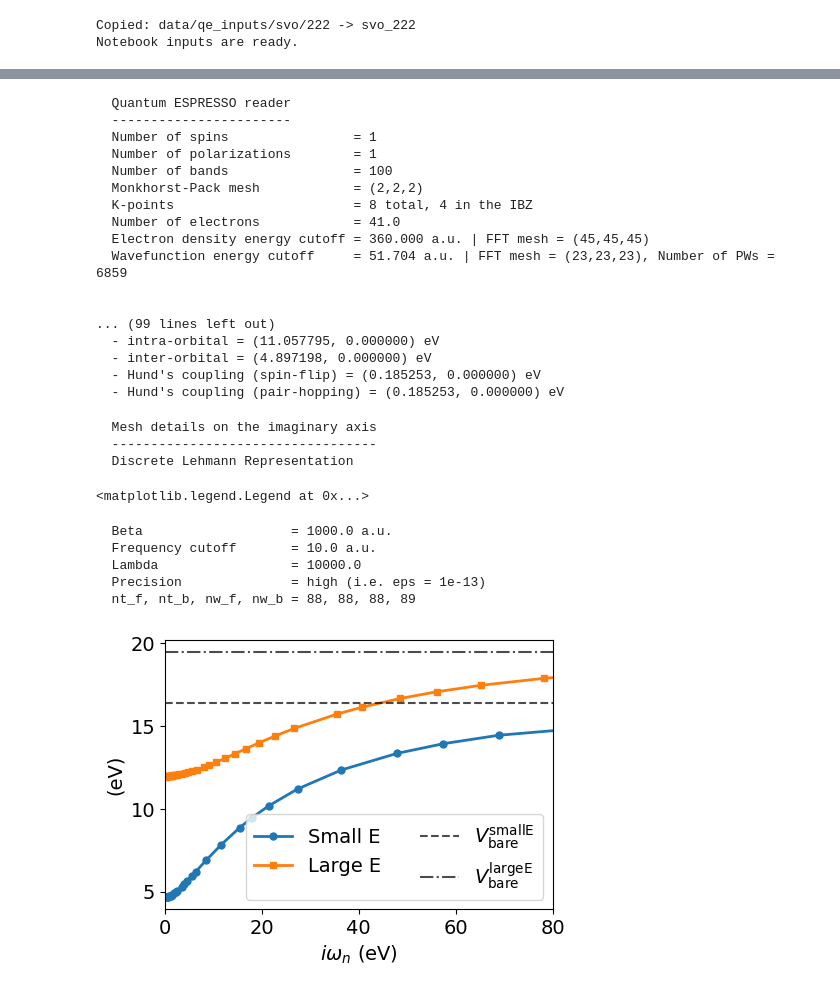
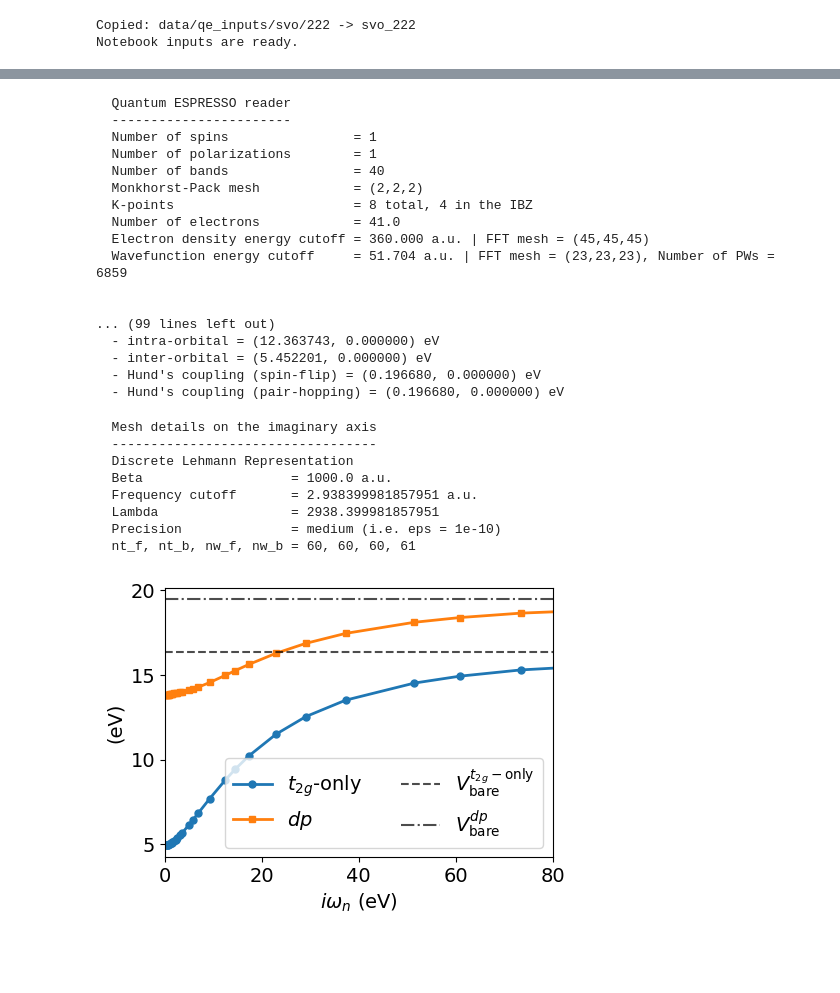
Before and after one commit to AbInitioQHub/coqui-tutorial, a Jupyter notebook: quickstart/03_crpa/03_crpa_screened_interactions.ipynb, the cells around one changed output, grey strips where cells are left out. Drawn from its saved outputs; the diff is of its cells as text; code cells hidden in the pictures; blank space fills up the shorter version.

```diff
--- a/quickstart/03_crpa/03_crpa_screened_interactions.ipynb
+++ b/quickstart/03_crpa/03_crpa_screened_interactions.ipynb
@@ -118,5 +127,5 @@ the negative-frequency components are redundant and therefore are not stored exp
 # %%
-nbnd = 100
+nbnd = 40
 mf_params = {
     "prefix": "svo",
     "outdir": "svo_222/out",
@@ -125,6 +134,7 @@ mf_params = {
 mf = coqui.make_mf(coqui_mpi, params=mf_params, mf_type="qe")
 
 thc_params = {
+    "ecut": 1.2 * mf.ecutwfc(),
     "thresh": 1e-3
 }
 thc = coqui.make_thc_coulomb(mf=mf, params=thc_params)
@@ -215,7 +222,7 @@ where $V_{abcd}$ is the bare interaction and $U_{abcd}(i\Omega_n)$ is the dynami
 from coqui import IAFT
 
 # --- Initialization ---
-iaft = IAFT.from_coqui_chkpt("crpa_100.mbpt.h5")
+iaft = IAFT.from_coqui_chkpt(f"crpa_{nbnd}.mbpt.h5")
 
 # --- Mesh points ---
 # tau points go from [0, beta]
@@ -238,12 +245,12 @@ iw_mesh_pos = iaft.wn_mesh(stats='b', positive_only=True) * np.pi / iaft.beta
 
 fig, ax = plt.subplots(1, figsize=(5,3.5), dpi=100)
 ax.plot(iw_mesh_pos*HARTREE_EV, (Vloc[0,0,0,0]+Uloc_iw[:,0,0,0,0]).real*HARTREE_EV,
-        linewidth=2, marker='o', markersize=5, label='$U_{\mathrm{cRPA}}$')
+        linewidth=2, marker='o', markersize=5, label=r'$U_{\mathrm{cRPA}}$')
 ax.axhline(y=Vloc[0,0,0,0].real*HARTREE_EV, color="black",
-           linestyle="--", linewidth=1.5, alpha=0.7, label='$V_{\mathrm{bare}}$')
+           linestyle="--", linewidth=1.5, alpha=0.7, label=r'$V_{\mathrm{bare}}$')
 ax.set_xlim(0, 80)
 ax.tick_params(axis='both', which='major', labelsize=14)
-ax.set_xlabel('$i\omega_{n}$ (eV)', fontsize=14)
+ax.set_xlabel(r'$i\omega_{n}$ (eV)', fontsize=14)
 ax.set_ylabel('(eV)', fontsize=14)
 ax.legend(fontsize=14)
 plt.show()
@@ -426,5 +462,5 @@ Checklist:
 # %%
-nbnd = 100
+nbnd = 40
 # --- Phase 1: Problem setup ---
 mf_params = {
     "prefix": "svo",
@@ -434,6 +470,7 @@ mf_params = {
 mf = coqui.make_mf(coqui_mpi, params=mf_params, mf_type="qe")
 
 thc_params = {
+    "ecut": 1.2 * mf.ecutwfc(),
     "thresh": 1e-3
 }
 thc = coqui.make_thc_coulomb(mf=mf, params=thc_params)
@@ -444,15 +481,15 @@ crpa_params = {
     "greens_func_source": "mf",
     "prefix": f"crpa_dp_{nbnd}",
     "wannier_file": "svo_222/mlwf_dp/svo_dp.mlwf.h5",
-    "iaft": {"prec": "high", "wmax": 10}
+    "iaft": {"prec": "high"}
 }
-Vloc2, Uloc2_iw = coqui.downfold_coulomb(h_int=thc, params=crpa_params)
+Vloc_dp, Uloc_iw_dp = coqui.downfold_coulomb(h_int=thc, params=crpa_params)
 # %% [output]
   Quantum ESPRESSO reader
   -----------------------
   Number of spins                = 1
   Number of polarizations        = 1
-  Number of bands                = 100
+  Number of bands                = 40
   Monkhorst-Pack mesh            = (2,2,2)
   K-points                       = 8 total, 4 in the IBZ
   Number of electrons            = 41.0
@@ -461,37 +498,37 @@ Vloc2, Uloc2_iw = coqui.downfold_coulomb(h_int=thc, params=crpa_params)
 
 
 ... (99 lines left out)
-  - intra-orbital = (11.057795, 0.000000) eV
-  - inter-orbital = (4.897198, 0.000000) eV
-  - Hund's coupling (spin-flip) = (0.185253, 0.000000) eV
-  - Hund's coupling (pair-hopping) = (0.185253, 0.000000) eV
+  - intra-orbital = (12.363743, 0.000000) eV
+  - inter-orbital = (5.452201, 0.000000) eV
+  - Hund's coupling (spin-flip) = (0.196680, 0.000000) eV
+  - Hund's coupling (pair-hopping) = (0.196680, 0.000000) eV
 # %%
-iaft2 = coqui.IAFT.from_coqui_chkpt("crpa_dp_100.mbpt.h5")
-iw_mesh_pos2 = iaft2.wn_mesh(stats='b', positive_only=True) * np.pi / iaft2.beta
+iaft_dp = coqui.IAFT.from_coqui_chkpt(f"crpa_dp_{nbnd}.mbpt.h5")
+iw_mesh_pos_dp = iaft_dp.wn_mesh(stats='b', positive_only=True) * np.pi / iaft_dp.beta
 
 fig, ax = plt.subplots(1, figsize=(5,3.5), dpi=100)
 ax.plot(iw_mesh_pos*HARTREE_EV, (Vloc[0,0,0,0]+Uloc_iw[:,0,0,0,0]).real*HARTREE_EV,
-        linewidth=2, marker='o', markersize=5, label='Small E')
-ax.plot(iw_mesh_pos2*HARTREE_EV, (Vloc2[0,0,0,0]+Uloc2_iw[:,0,0,0,0]).real*HARTREE_EV,
-        linewidth=2, marker='s', markersize=5, label='Large E')
+        linewidth=2, marker='o', markersize=5, label='$t_{2g}$-only')
+ax.plot(iw_mesh_pos_dp*HARTREE_EV, (Vloc_dp[0,0,0,0]+Uloc_iw_dp[:,0,0,0,0]).real*HARTREE_EV,
+        linewidth=2, marker='s', markersize=5, label='$dp$')
 
 ax.axhline(y=Vloc[0,0,0,0].real*HARTREE_EV, color="black",
-           linestyle="--", linewidth=1.5, alpha=0.7, label='$V^{\mathrm{small E}}_{\mathrm{bare}}$')
-ax.axhline(y=Vloc2[0,0,0,0].real*HARTREE_EV, color="black",
-           linestyle="-.", linewidth=1.5, alpha=0.7, label='$V^{\mathrm{large E}}_{\mathrm{bare}}$')
+           linestyle="--", linewidth=1.5, alpha=0.7, label=r'$V^{t_{2g}-\mathrm{only}}_{\mathrm{bare}}$')
+ax.axhline(y=Vloc_dp[0,0,0,0].real*HARTREE_EV, color="black",
+           linestyle="-.", linewidth=1.5, alpha=0.7, label=r'$V^{dp}_{\mathrm{bare}}$')
 ax.set_xlim(0, 80)
 ax.tick_params(axis='both', which='major', labelsize=14)
 ax.set_xlabel('$i\omega_{n}$ (eV)', fontsize=14)
 ax.set_ylabel('(eV)', fontsize=14)
 ax.legend(ncol=2, fontsize=14)
+plt.show()
 # %% [output]
   Mesh details on the imaginary axis
   ----------------------------------
   Discrete Lehmann Representation
+  Beta                   = 1000.0 a.u.
+  Frequency cutoff       = 2.938399981857951 a.u.
+  Lambda                 = 2938.399981857951
+  Precision              = medium (i.e. eps = 1e-10)
+  nt_f, nt_b, nw_f, nw_b = 60, 60, 60, 61
-<matplotlib.legend.Legend at 0x...>
-  Beta                   = 1000.0 a.u.
-  Frequency cutoff       = 10.0 a.u.
-  Lambda                 = 10000.0
-  Precision              = high (i.e. eps = 1e-13)
-  nt_f, nt_b, nw_f, nw_b = 88, 88, 88, 89
-[figure, old version]
+[figure, new version]
```
Also changed, not shown: parts of 19 cells of this notebook, 1 other file.
